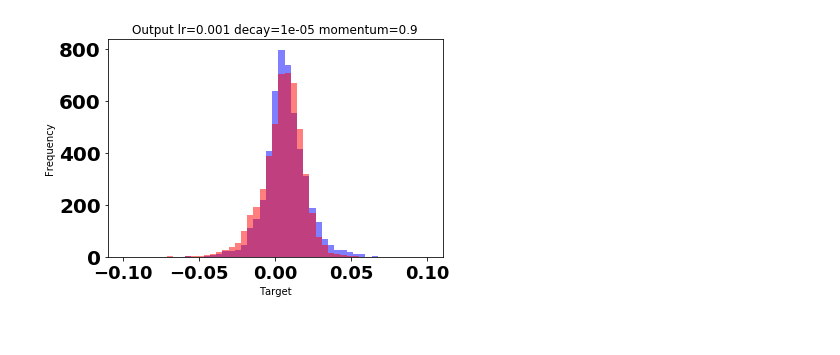
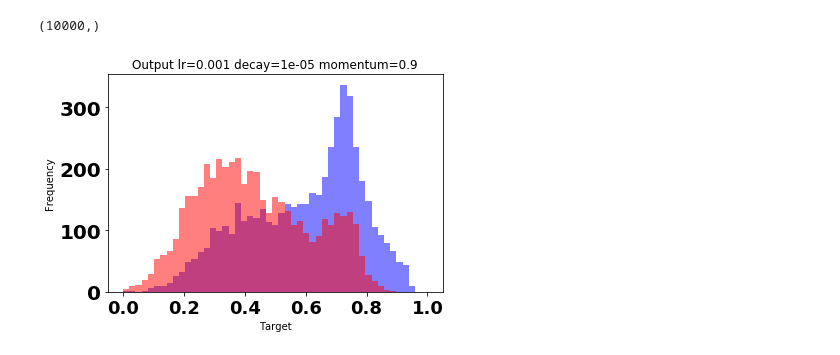
Before and after one commit to micaelverissimo/PtRelAnalysis, a Jupyter notebook: NeuralClassification.ipynb, the cells around one changed output. Saved outputs shown, nothing was run; the diff lists cells and outputs as text; code cells hidden in the pictures.

```diff
--- a/NeuralClassification.ipynb
+++ b/NeuralClassification.ipynb
@@ -38,13 +38,13 @@ output = "/home/isabella/Workspace/python/PtRelAnalysis/PtRelAnalysis/Results/Da
 
 # import some data to play with
 
-signal = np.load(output+"/"+"lvbb125Matrix.npy")[0:5000,[11,23,7,19,0,12]]
+signal = np.load(output+"/"+"lvbb125Matrix.npy")[0:5000,[0,7,11,12,19,23]]
 trgt_signal = np.ones(signal.shape[0])
 
 all_signal = np.load(output+"/"+"lvbb125Matrix.npy")
 
 
-ZZ = np.load(output+"/"+"ZZMatrix.npy")[0:5000,[11,23,7,19,0,12]]
+ZZ = np.load(output+"/"+"ZZMatrix.npy")[0:5000,[0,7,11,12,19,23]]
 trgt_ZZ = 0.0*np.ones(ZZ.shape[0])
 
 all_ZZ = np.load(output+"/"+"ZZMatrix.npy")
@@ -183,7 +265,7 @@ for ifold in range(n_folds):
                         init='identity',
                         trainable=False))
         model.add(Activation('linear'))
-        model.add(Dense(50, input_dim=data.shape[1],
+        model.add(Dense(100, input_dim=data.shape[1],
                         init='uniform'))
         model.add(Activation('tanh'))
         model.add(Dense(2,
@@ -191,8 +273,8 @@ for ifold in range(n_folds):
         model.add(Activation('tanh'))
 
         sgd = SGD(lr, decay, momentum)
-        model.compile(loss='mean_squared_error',
-                      optimizer=sgd,
+        model.compile(optimizer='rmsprop',
+                      loss='binary_crossentropy',
                       metrics=['accuracy'])
         earlyStopping = callbacks.EarlyStopping(monitor='val_loss',
                                                 patience=25,
@@ -253,14 +335,14 @@ norm_data = scaler.transform(data)
 output = classifiers[choose_fold].predict(norm_data)
 output_class = np.argmax(output,axis=1)
 
-my_bins = np.linspace(-0.1, 0.1, 50)
-
+my_bins = np.linspace(0,1, 50)
+print output_class.shape
 plt.hist(output[trgt==1,1],bins=my_bins,color='b',alpha=0.5)
 plt.hist(output[trgt==0,1],bins=my_bins,color='r',alpha=0.5)
 plt.title('Output lr='+str(lr)+' decay='+str(decay)+' momentum='+str(momentum))
 plt.xlabel("Target")
 plt.ylabel("Frequency")
-plt.savefig(save_point+'/'+'Output_TTbar_'+str(lr)+'_'+str(decay)+'_'+str(momentum)+'.pdf')
+plt.savefig(save_point+'/'+'Output_ZZ_'+str(lr)+'_'+str(decay)+'_'+str(momentum)+'.pdf')
 plt.show()
 
 
@@ -273,34 +355,35 @@ plt.show()
 
 #irow = 0
 #icolumn = 0
 #for itarget in range(trgt_sparse.shape[1]):
 #    for ioutput in range(output.shape[1]):
 #        m_pts = output[trgt==itarget,ioutput]
 #        n, bins, patches = (ax[irow,icolumn].hist(m_pts,bins=m_bins,
                                                       #fc=iris_colors[itarget],
                                                       #alpha=0.8, normed=1))
 #        for tick in ax[irow,icolumn].get_xticklabels():
 #            tick.set_rotation(45)
 #        ax[irow,icolumn].grid()
 
 #        if irow == 0:
 #            ax[irow,icolumn].set_title('Output for Neuron %i'%(ioutput+1),
 #                                       fontweight='bold',fontsize=15)
 #        if icolumn == 0:
 #            ax[irow,icolumn].set_ylabel('Class %s'%(iris_labels[itarget]),
 #                                        fontweight='bold',fontsize=15)
 #        if irow == n_rows-1:
 #            ax[irow,icolumn].set_xlabel('Possible Values',
 #                                        fontweight='bold',fontsize=15)
 
 
 #        if icolumn+1 == n_columns:
 #            icolumn = 0
 #            irow = irow+1
 #        else:
 #            icolumn = icolumn+1
 # %% [output]
+(10000,)
-[figure, old version]
+[figure, new version]
 # %%
 # analyse train process - confusion matrix
 from sklearn.metrics import confusion_matrix
```
Also changed, not shown: parts of 12 cells of this notebook, 1 other file.
